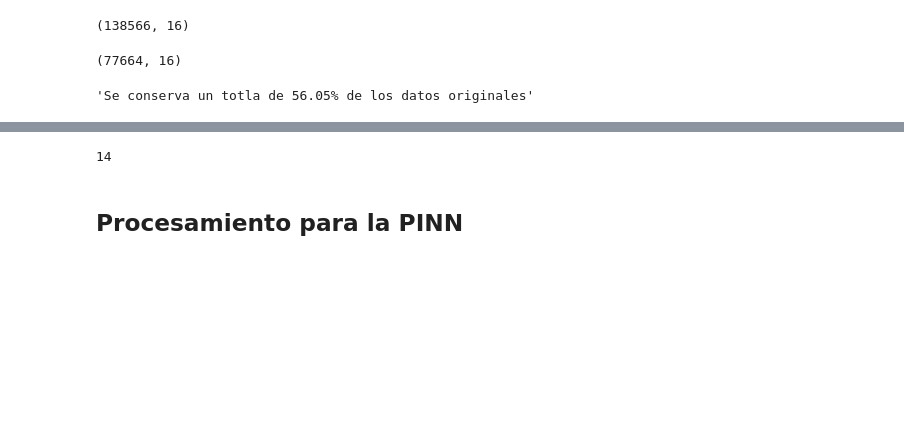
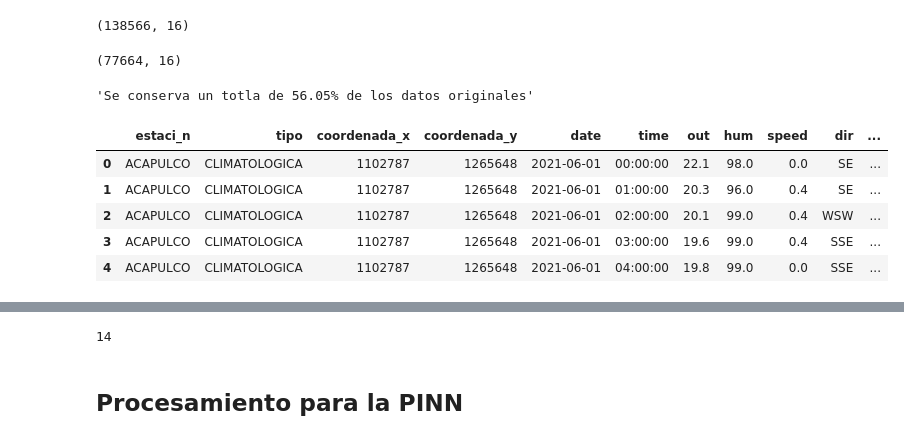
Before and after one commit to sagomeza1/TG, a Jupyter notebook: notebook/preprocesamiento_para_rn.ipynb, the cells around one changed output, grey strips where cells are left out. Cells and saved outputs as stored; diff of their text form; code cells hidden in the pictures; blank space fills up the shorter version.

```diff
--- a/notebook/preprocesamiento_para_rn.ipynb
+++ b/notebook/preprocesamiento_para_rn.ipynb
@@ -186,3 +196,12 @@ df_col.shape
 f"Se conserva un totla de {100 * df_col.shape[0] / ws_col.shape[0]:.2f}% de los datos originales"
 # %% [output]
 'Se conserva un totla de 56.05% de los datos originales'
+# %%
+df_col.head()
+# %% [output]
+|  | estaci_n | tipo | coordenada_x | coordenada_y | date | time | out | hum | speed | dir | ... |
+| 0 | ACAPULCO | CLIMATOLOGICA | 1102787 | 1265648 | 2021-06-01 | 00:00:00 | 22.1 | 98.0 | 0.0 | SE | ... |
+| 1 | ACAPULCO | CLIMATOLOGICA | 1102787 | 1265648 | 2021-06-01 | 01:00:00 | 20.3 | 96.0 | 0.4 | SE | ... |
+| 2 | ACAPULCO | CLIMATOLOGICA | 1102787 | 1265648 | 2021-06-01 | 02:00:00 | 20.1 | 99.0 | 0.4 | WSW | ... |
+| 3 | ACAPULCO | CLIMATOLOGICA | 1102787 | 1265648 | 2021-06-01 | 03:00:00 | 19.6 | 99.0 | 0.4 | SSE | ... |
+| 4 | ACAPULCO | CLIMATOLOGICA | 1102787 | 1265648 | 2021-06-01 | 04:00:00 | 19.8 | 99.0 | 0.0 | SSE | ... |
```
Also changed, not shown: parts of 45 cells of this notebook.
